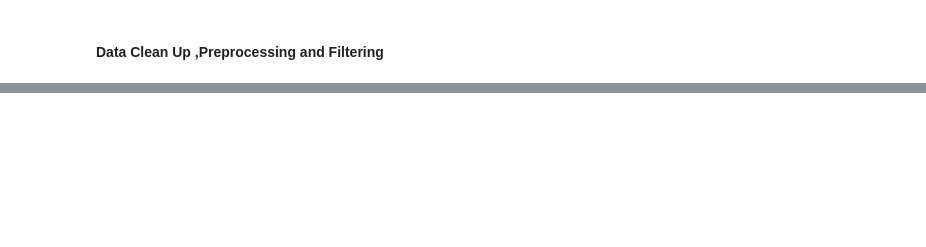
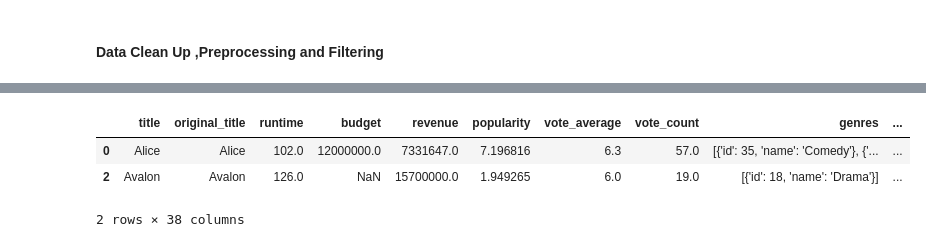
Before and after one commit to Sukurudo/Team-4, a Jupyter notebook: oscar_prediction_ml.ipynb, the cells around one changed output, grey strips where cells are left out. Drawn from its saved outputs; the diff is of its cells as text; code cells hidden in the pictures; blank space fills up the shorter version.

```diff
--- a/oscar_prediction_ml.ipynb
+++ b/oscar_prediction_ml.ipynb
@@ -50,3 +119,11 @@ movie_us_df.head(5)
+# %%
+movie_us_df["winner"] = movie_us_df["winner"].replace({True: 1, False: 0})
+movie_us_df.head(2)
+# %% [output]
+|  | title | original_title | runtime | budget | revenue | popularity | vote_average | vote_count | genres | ... |
+| 0 | Alice | Alice | 102.0 | 12000000.0 | 7331647.0 | 7.196816 | 6.3 | 57.0 | [{'id': 35, 'name': 'Comedy'}, {'... | ... |
+| 2 | Avalon | Avalon | 126.0 | NaN | 15700000.0 | 1.949265 | 6.0 | 19.0 | [{'id': 18, 'name': 'Drama'}] | ... |
+2 rows × 38 columns
 # %%
 # Generate our categorical variable list for movie dataset
 movie_cat = movie_us_df.dtypes[movie_us_df.dtypes == "object"].index.tolist()
```
Also changed, not shown: parts of 45 cells of this notebook.
